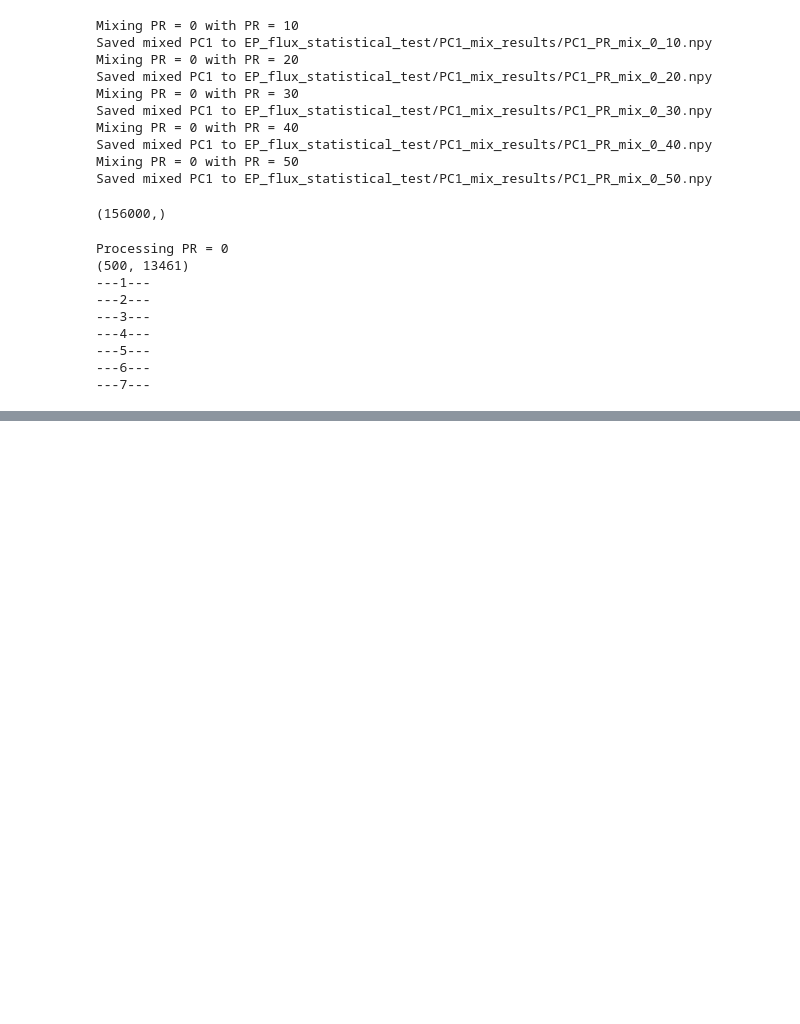
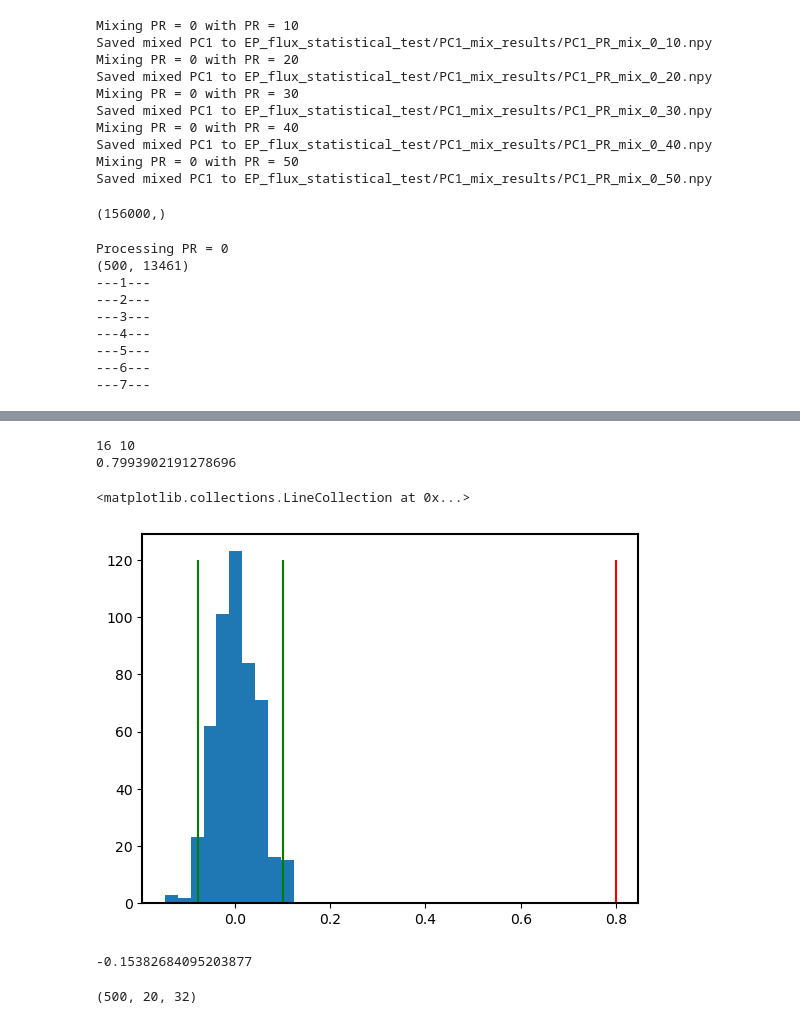
Before and after one commit to PeterChang1023/Moist_Dycore, a Jupyter notebook: IdealizeSpetral.jl/exp/HSt42/vq_new2_statistical_test.ipynb, the cells around one changed output, grey strips where cells are left out. Saved outputs shown, nothing was run; the diff lists cells and outputs as text; code cells hidden in the pictures; blank space fills up the shorter version.

```diff
--- a/IdealizeSpetral.jl/exp/HSt42/vq_new2_statistical_test.ipynb
+++ b/IdealizeSpetral.jl/exp/HSt42/vq_new2_statistical_test.ipynb
@@ -469,0 +788,25 @@ Processing PR = 0
+# %%
+yidx = np.random.randint(0, 32)
+zidx = np.random.randint(0, 20)
+# np.random.randint(0, 78000 - 4 * 100, size=(num_sample, time_idx_array_positive.shape[0]))
+print(zidx, yidx)
+plt.figure()
+plt.hist(F_j_diff_final_stat[:,zidx,yidx])
+print(F_j_diff_final[zidx,yidx])
+plt.vlines(x=F_j_diff_final[zidx,yidx], ymin=0, ymax=120, color="Red")
+plt.vlines(x=upper_j[zidx,yidx], ymin=0, ymax=120, color="Green")
+plt.vlines(x=lower_j[zidx,yidx], ymin=0, ymax=120, color="Green")
+# %% [output]
+16 10
+0.7993902191278696
+<matplotlib.collections.LineCollection at 0x...>
+[figure, added]
+# %%
+lower_j[2,29]
+# upper_j[2,29]
+# %% [output]
+-0.15382684095203877
+# %%
+mask_j.shape
+# %% [output]
+(500, 20, 32)
```
Also changed, not shown: parts of 10 cells of this notebook.
